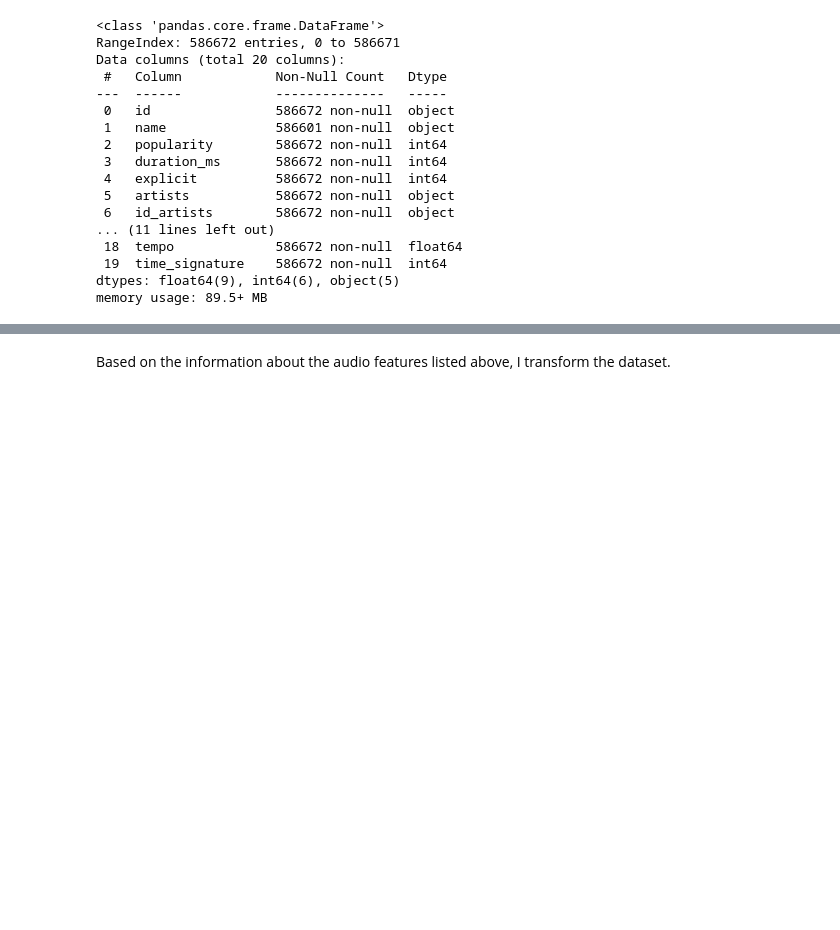
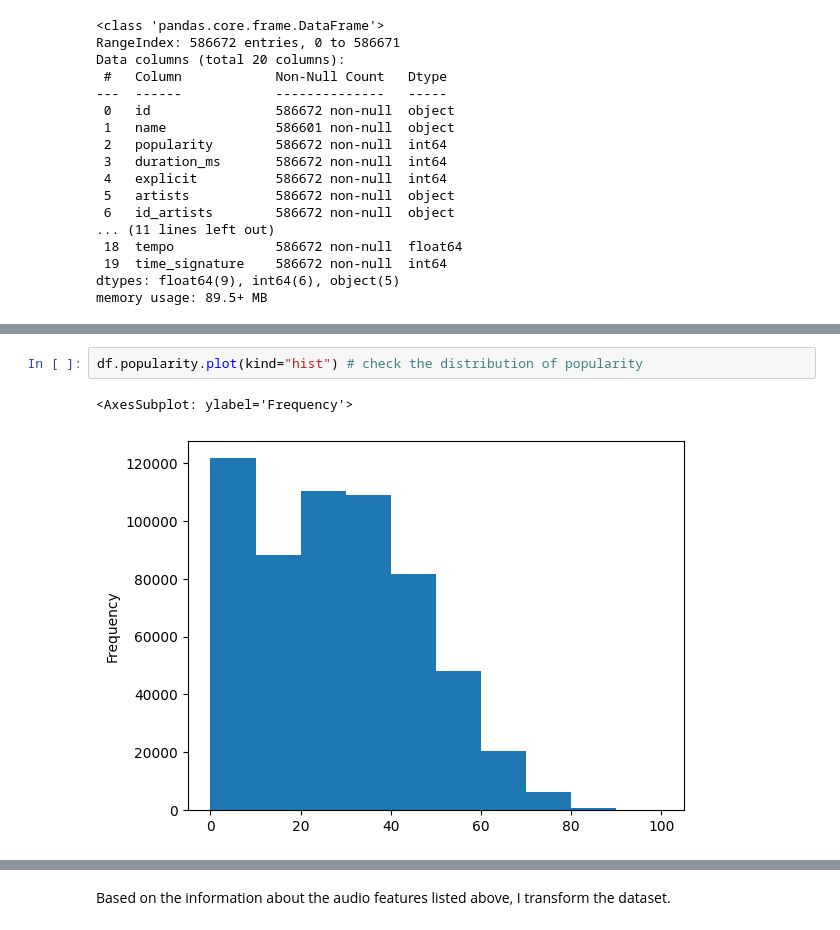
Before and after one commit to sabyasachi-mukherjee/spotify-tracks-project, a Jupyter notebook: EDA.ipynb, the cells around one changed output, grey strips where cells are left out. Saved outputs shown, nothing was run; the diff lists cells and outputs as text; blank space fills up the shorter version.

```diff
--- a/EDA.ipynb
+++ b/EDA.ipynb
@@ -46,3 +47,8 @@ df.describe()  # In particular, we note that max of popularity is 100.0, min is
 | 50% | 27.000000 | 2.148930e+05 | 0.000000 | 0.577000 | 0.549000 | 5.000000 | -9.243000 | 1.000000 | 0.044300 | ... |
 | 75% | 41.000000 | 2.638670e+05 | 0.000000 | 0.686000 | 0.748000 | 8.000000 | -6.482000 | 1.000000 | 0.076300 | ... |
 | max | 100.000000 | 5.621218e+06 | 1.000000 | 0.991000 | 1.000000 | 11.000000 | 5.376000 | 1.000000 | 0.971000 | ... |
+# %%
+df.popularity.plot(kind="hist") # check the distribution of popularity
+# %% [output]
+<AxesSubplot: ylabel='Frequency'>
+[figure, added]
```
Also changed, not shown: parts of 7 cells of this notebook.
